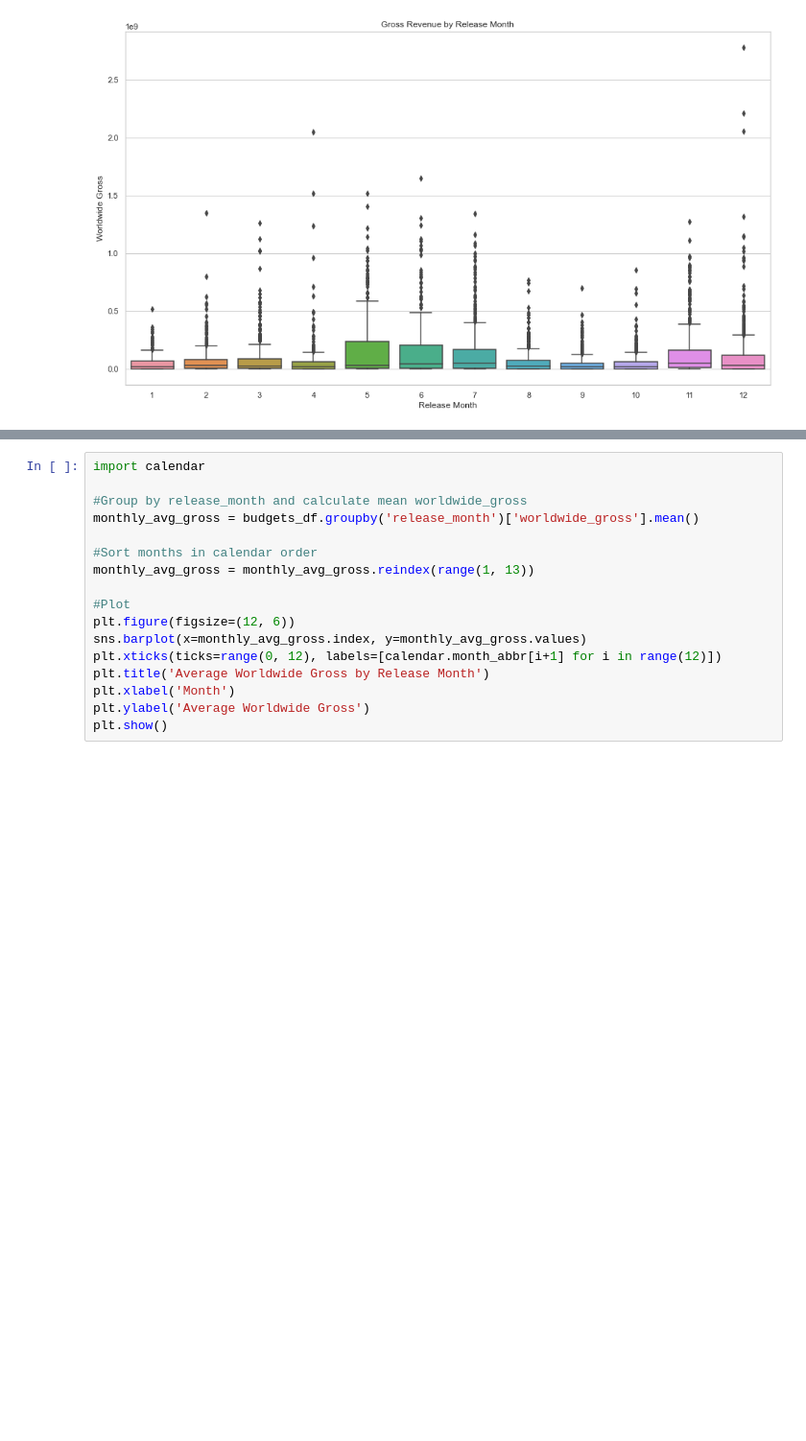
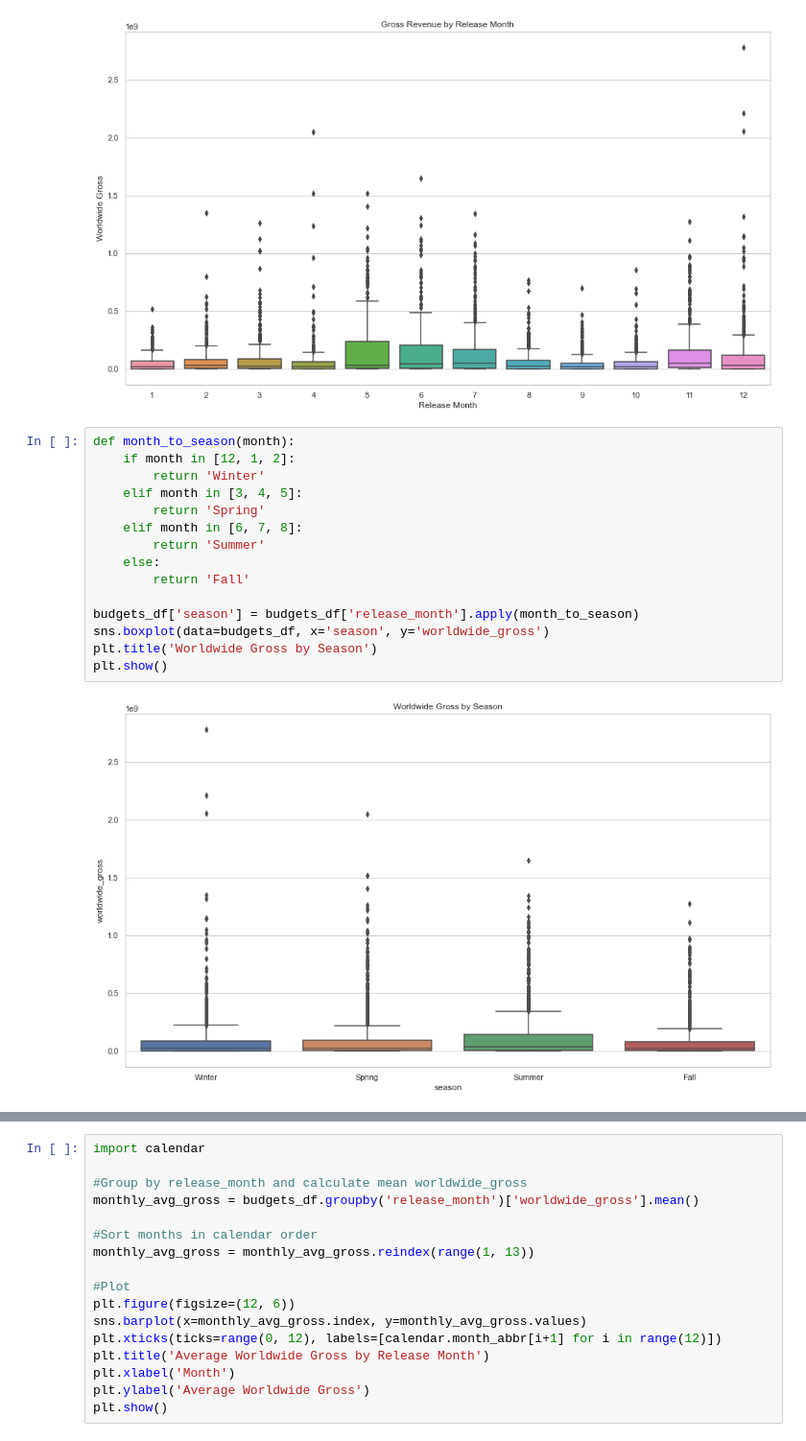
Before and after one commit to lmutua/movie-market-analysis, a Jupyter notebook: release_mon_analysis.ipynb, the cells around one changed output, grey strips where cells are left out. Shown at 96% size. Cells and saved outputs as stored; diff of their text form; blank space fills up the shorter version.

```diff
--- a/release_mon_analysis.ipynb
+++ b/release_mon_analysis.ipynb
@@ -245,3 +243,20 @@ plt.ylabel('Worldwide Gross')
 plt.show()
 # %% [output]
 [figure]
+# %%
+def month_to_season(month):
+    if month in [12, 1, 2]:
+        return 'Winter'
+    elif month in [3, 4, 5]:
+        return 'Spring'
+    elif month in [6, 7, 8]:
+        return 'Summer'
+    else:
+        return 'Fall'
+
+budgets_df['season'] = budgets_df['release_month'].apply(month_to_season)
+sns.boxplot(data=budgets_df, x='season', y='worldwide_gross')
+plt.title('Worldwide Gross by Season')
+plt.show()
+# %% [output]
+[figure, added]
```
Also changed, not shown: parts of 41 cells of this notebook, 4 other files.
